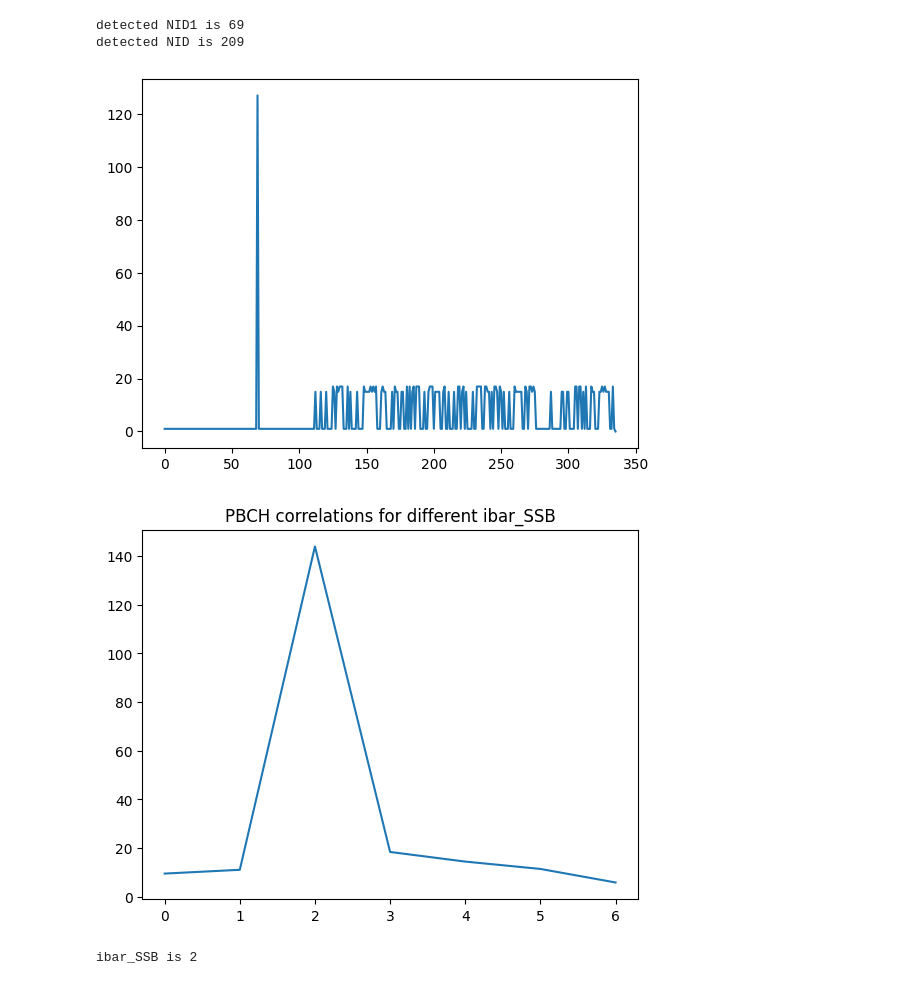
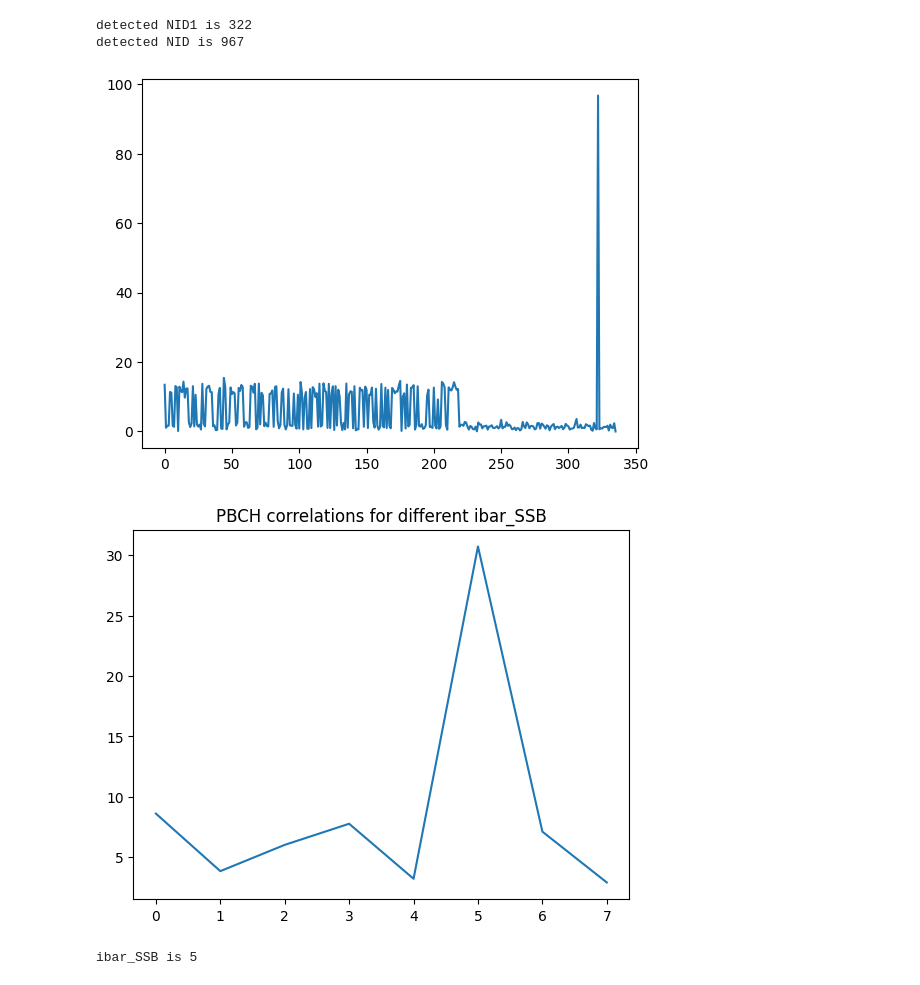
Before and after one commit to catkira/5G_experiments, a Jupyter notebook: test_py3gpp.ipynb, the cells around one changed output. Drawn from its saved outputs; the diff is of its cells as text; code cells hidden in the pictures.

```diff
--- a/test_py3gpp.ipynb
+++ b/test_py3gpp.ipynb
@@ -36,17 +36,17 @@ from data_path import data_path
 # mu = 0
 # apply_fine_CFO = 1
 
-# handle = sigmf.sigmffile.fromfile(data_path + '/3627MHz_30720KSPS.sigmf-data')
-# delta_f = -600e3
-# f = 3672e6
-# mu = 1
-# apply_fine_CFO = 1
+handle = sigmf.sigmffile.fromfile(data_path + '/3627MHz_30720KSPS.sigmf-data')
+delta_f = -600e3
+f = 3672e6
+mu = 1
+apply_fine_CFO = 1
 
-handle = sigmf.sigmffile.fromfile('30720KSPS_dl_signal.sigmf-data')
-delta_f = 0
-f = 1
-mu = 0
-apply_fine_CFO = 0
+# handle = sigmf.sigmffile.fromfile('30720KSPS_dl_signal.sigmf-data')
+# delta_f = 0
+# f = 1
+# mu = 0
+# apply_fine_CFO = 0
 
 waveform = handle.read_samples()
 waveform /= max(waveform.real.max(), waveform.imag.max()) # scale max amplitude to 1
@@ -129,24 +131,24 @@ print(f'detected NID is {detected_NID}')
 plt.plot(sssEst)
 plt.show()
 # %% [output]
-detected NID1 is 69
-detected NID is 209
+detected NID1 is 322
+detected NID is 967
-[figure, old version]
+[figure, new version]
 # %%
 dmrsIndices = nrPBCHDMRSIndices(detected_NID, style='matlab')
-xcorrPBCHDMRS = np.empty(7)
-for ibar_SSB in range(7):
+xcorrPBCHDMRS = np.empty(8)
+for ibar_SSB in range(8):
     PBCHDMRS = nrPBCHDMRS(detected_NID, ibar_SSB)
     xcorrPBCHDMRS[ibar_SSB] = np.abs(np.vdot(nrExtractResources(dmrsIndices, rxGrid), PBCHDMRS))
 ibar_SSB = np.argmax(np.abs(xcorrPBCHDMRS))
 
 plt.plot(np.abs(xcorrPBCHDMRS))
 plt.title('PBCH correlations for different ibar_SSB')
 plt.show()
 print(f'ibar_SSB is {ibar_SSB}')
 # %% [output]
-[figure, old version]
+[figure, new version]
-ibar_SSB is 2
+ibar_SSB is 5
 # %%
 refGrid = np.zeros((nrbSSB*12, 4), 'complex')
 dmrsIndices = nrPBCHDMRSIndices(detected_NID)
```
Also changed, not shown: parts of 8 cells of this notebook, 1 other file.
